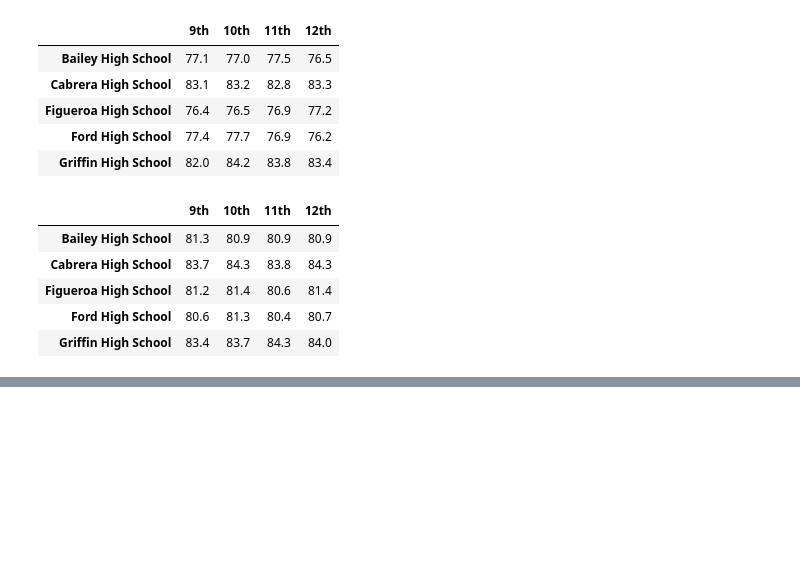
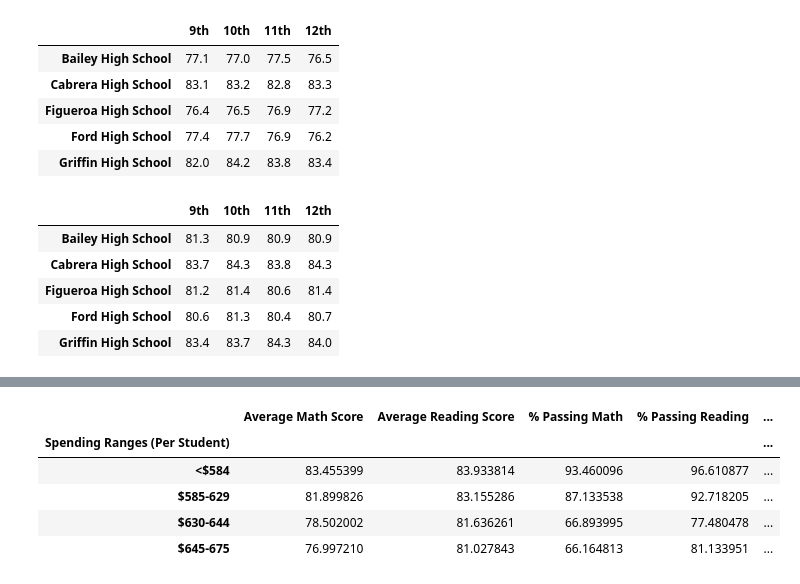
Before and after one commit to berndab/school_analysis, a Jupyter notebook: PyCitySchools_Challenge.ipynb, the cells around one changed output, grey strips where cells are left out. Saved outputs shown, nothing was run; the diff lists cells and outputs as text; code cells hidden in the pictures; blank space fills up the shorter version.

Commit message:
Completed per capita spending summary

```diff
--- a/PyCitySchools_Challenge.ipynb
+++ b/PyCitySchools_Challenge.ipynb
@@ -971,0 +963,11 @@ per_school_summary_df
+# %%
+# Define per capita spending ranges
+per_capita_spending_ranges = [0, 585, 630, 645, 675]
+
+# Define per capita spending range names
+per_capita_spending_range_names = ["<$584", "$585-629", "$630-644", "$645-675"]
+
+# Create a per capita spending data frame
+per_school_summary_df["Spending Ranges (Per Student)"] = pd.cut(per_school_budget_per_capita, per_capita_spending_ranges, labels=per_capita_spending_range_names)
+
+per_school_summary_df.head()
@@ -972,11 +981,7 @@ per_school_summary_df
 # %%
-# Calculate averages for the desired columns.
-spending_math_scores = per_school_summary_df.groupby(["Spending Ranges (Per Student)"]).mean()["Average Math Score"]
-
-spending_reading_scores = per_school_summary_df.groupby(["Spending Ranges (Per Student)"]).mean()["Average Reading Score"]
-
-spending_passing_math = per_school_summary_df.groupby(["Spending Ranges (Per Student)"]).mean()["% Passing Math"]
-
-spending_passing_reading = per_school_summary_df.groupby(["Spending Ranges (Per Student)"]).mean()["% Passing Reading"]
-
-overall_passing_spending = per_school_summary_df.groupby(["Spending Ranges (Per Student)"]).mean()["% Overall Passing"]
+# Calculate per capita spending averages
+per_capita_spend_math_scores_mean           = per_school_summary_df.groupby(["Spending Ranges (Per Student)"]).mean()["Average Math Score"]
+per_capita_spend_reading_scores_mean        = per_school_summary_df.groupby(["Spending Ranges (Per Student)"]).mean()["Average Reading Score"]
+per_capita_spend_passing_math_percentage    = per_school_summary_df.groupby(["Spending Ranges (Per Student)"]).mean()["% Passing Math"]
+per_capita_spend_passing_reading_percentage = per_school_summary_df.groupby(["Spending Ranges (Per Student)"]).mean()["% Passing Reading"]
+per_capita_spent_passing_overall_percentage = per_school_summary_df.groupby(["Spending Ranges (Per Student)"]).mean()["% Overall Passing"]
@@ -987,11 +988,19 @@ overall_passing_spending
 # %%
-# Assemble into DataFrame.
-spending_summary_df = pd.DataFrame({
-          "Average Math Score" : spending_math_scores,
-          "Average Reading Score": spending_reading_scores,
-          "% Passing Math": spending_passing_math,
-          "% Passing Reading": spending_passing_reading,
-          "% Overall Passing": overall_passing_spending})
+# Create per capita spending data frame
+per_capita_spend_summary_df = pd.DataFrame({
+                                              "Average Math Score"    : per_capita_spend_math_scores_mean,
+                                              "Average Reading Score" : per_capita_spend_reading_scores_mean,
+                                              "% Passing Math"        : per_capita_spend_passing_math_percentage,
+                                              "% Passing Reading"     : per_capita_spend_passing_reading_percentage,
+                                              "% Overall Passing"     : per_capita_spent_passing_overall_percentage
+                                           })
 
-spending_summary_df
+per_capita_spend_summary_df.head()
+# %% [output]
+|  | Average Math Score | Average Reading Score | % Passing Math | % Passing Reading | ... |
+| Spending Ranges (Per Student) |  |  |  |  | ... |
+| <$584 | 83.455399 | 83.933814 | 93.460096 | 96.610877 | ... |
+| $585-629 | 81.899826 | 83.155286 | 87.133538 | 92.718205 | ... |
+| $630-644 | 78.502002 | 81.636261 | 66.893995 | 77.480478 | ... |
+| $645-675 | 76.997210 | 81.027843 | 66.164813 | 81.133951 | ... |
 # %%
```
Also changed, not shown: parts of 14 cells of this notebook.
